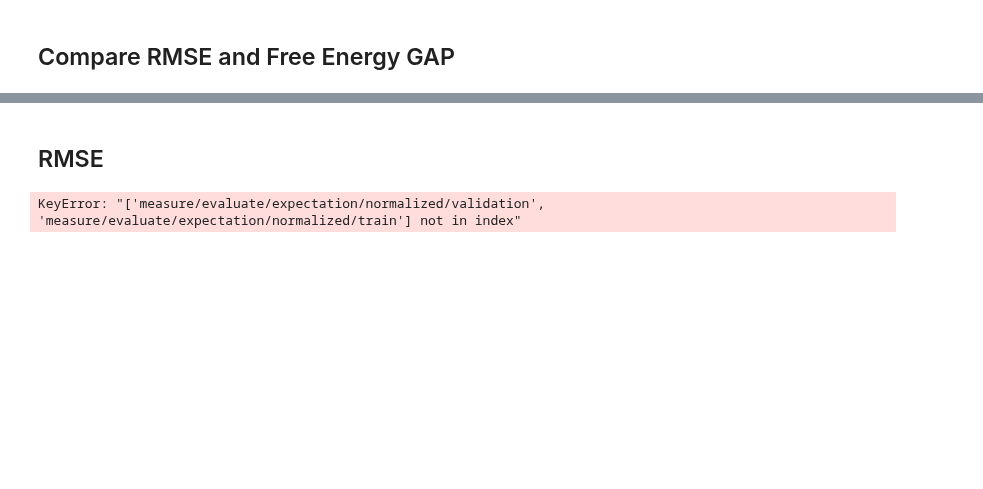
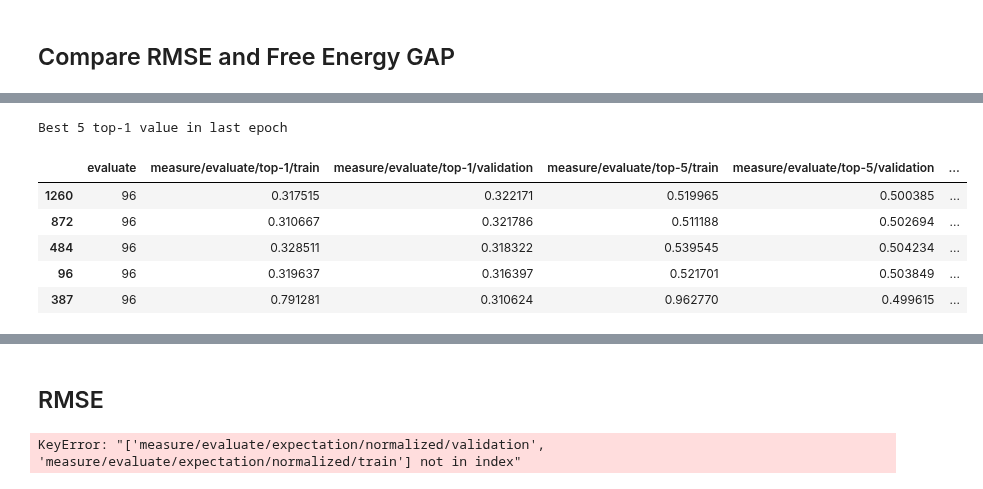
Before and after one commit to SrMouraSilva/RBM, a Jupyter notebook: experiments/notebooks/2.RBM-Log_analysis.ipynb, the cells around one changed output, grey strips where cells are left out. Cells and saved outputs as stored; diff of their text form; code cells hidden in the pictures; blank space fills up the shorter version.

```diff
--- a/experiments/notebooks/2.RBM-Log_analysis.ipynb
+++ b/experiments/notebooks/2.RBM-Log_analysis.ipynb
@@ -153,3 +151,16 @@ plot_model(top5.iloc[0])
 plot_column(top5.iloc[0], 'measure/evaluate/Free/mean_free_energy_gap')
 # %% [output]
 [drawing not drawn]
+# %%
+print('Best 5 top-1 value in last epoch')
+last_epoch = data[data.evaluate==data.evaluate.max()]
+top5 = last_epoch.sort_values('measure/evaluate/top-1/validation', ascending=False)[['evaluate'] + metrics_columns + hyper_params_columns].head()
+top5
+# %% [output]
+Best 5 top-1 value in last epoch
+|  | evaluate | measure/evaluate/top-1/train | measure/evaluate/top-1/validation | measure/evaluate/top-5/train | measure/evaluate/top-5/validation | ... |
+| 1260 | 96 | 0.317515 | 0.322171 | 0.519965 | 0.500385 | ... |
+| 872 | 96 | 0.310667 | 0.321786 | 0.511188 | 0.502694 | ... |
+| 484 | 96 | 0.328511 | 0.318322 | 0.539545 | 0.504234 | ... |
+| 96 | 96 | 0.319637 | 0.316397 | 0.521701 | 0.503849 | ... |
+| 387 | 96 | 0.791281 | 0.310624 | 0.962770 | 0.499615 | ... |
```
Also changed, not shown: parts of 8 cells of this notebook, 6 other files.
